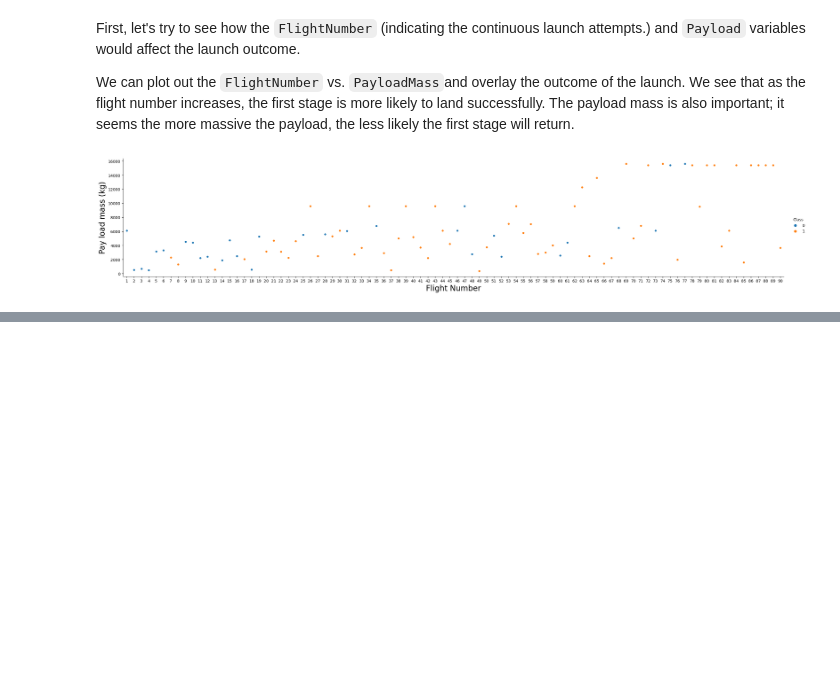
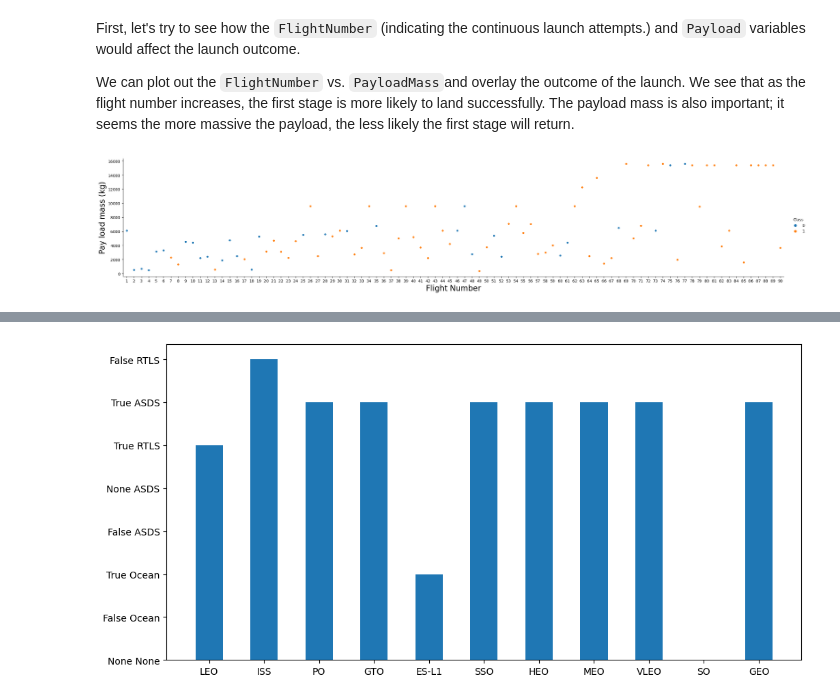
Before and after one commit to matublaq/SpaceY_project, a Jupyter notebook: Visualization/EDA_with_visualization.ipynb, the cells around one changed output, grey strips where cells are left out. Drawn from its saved outputs; the diff is of its cells as text; code cells hidden in the pictures; blank space fills up the shorter version.

```diff
--- a/Visualization/EDA_with_visualization.ipynb
+++ b/Visualization/EDA_with_visualization.ipynb
@@ -47,0 +70,8 @@ plt.show()
+# %%
+#3_ Visualize the relationship between success rate of each orbit
+plt.figure(figsize=(12, 6))
+plt.bar(df.Orbit, df.Outcome, width=0.5)
+
+plt.show()
+# %% [output]
+[figure, added]
```
Also changed, not shown: parts of 7 cells of this notebook.
